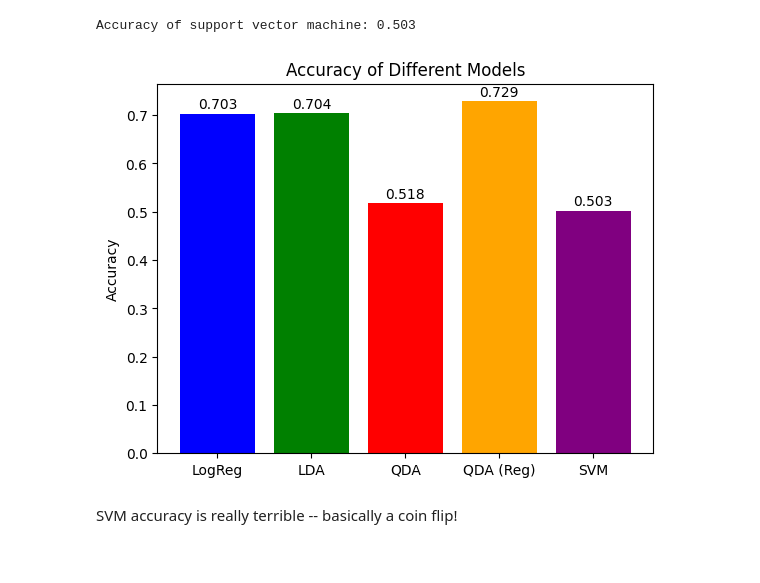
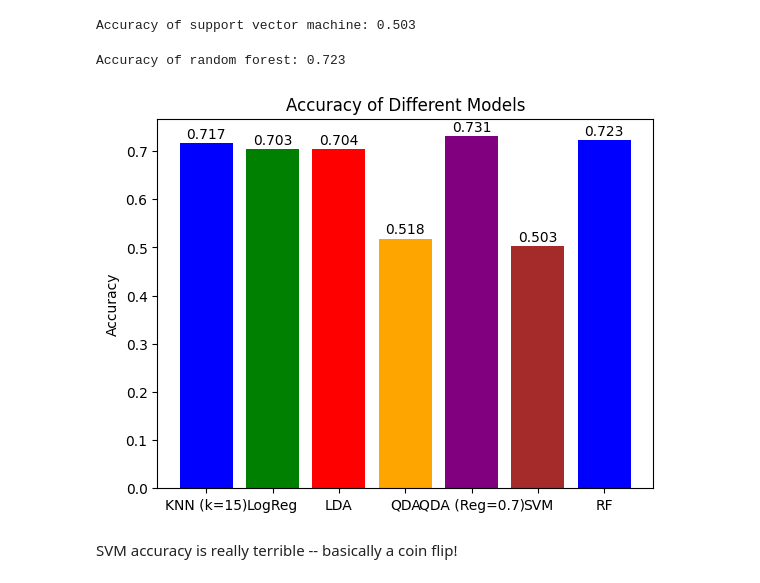
Before and after one commit to samlowe106/LeagueOfLosers, a Jupyter notebook: notebooks/1 Standard Supervised Learning.ipynb, the cells around one changed output. Drawn from its saved outputs; the diff is of its cells as text; code cells hidden in the pictures.

```diff
--- a/notebooks/1 Standard Supervised Learning.ipynb
+++ b/notebooks/1 Standard Supervised Learning.ipynb
@@ -95,14 +131,26 @@ Accuracy of linear discriminant analysis: 0.704
 # %%
 qda = QuadraticDiscriminantAnalysis()
 qda.fit(X_train_scaled, y_train)
-qda_accuracy = accuracy_score(y_test, qda.predict(X_test))
+qda_accuracy = accuracy_score(y_test, qda.predict(X_test.values)) # use values to suppress warning
 print(f"Accuracy of quadratic discriminant analysis: {qda_accuracy:.3f}")
 # %% [output]
 Accuracy of quadratic discriminant analysis: 0.518
 # %%
 # Covariance matrix of class 0 and 1 aren't full, so try increasing regularization
-qda = QuadraticDiscriminantAnalysis(reg_param=1)
-qda.fit(X_train_scaled, y_train)
-qda_reg_accuracy = accuracy_score(y_test, qda.predict(X_test))
-print(f"Accuracy of quadratic discriminant analysis with regularization: {qda_reg_accuracy:.3f}")
+
+qda_accuracy_scores = []
+qda_max_accuracy = 0
+qda_max_accuracy_reg = 0
+
+for i in range(1, 11):
+    qda = QuadraticDiscriminantAnalysis(reg_param=i/10)
+    qda.fit(X_train_scaled, y_train)
+    # use values to suppress warning
+    qda_reg_accuracy = accuracy_score(y_test, qda.predict(X_test.values))
+    qda_accuracy_scores.append(qda_reg_accuracy)
+    if qda_reg_accuracy > qda_max_accuracy:
+        qda_max_accuracy = qda_reg_accuracy
+        qda_max_accuracy_reg = i/10
+
+print(f"QDA max accuracy: {qda_max_accuracy} with reg_param={qda_max_accuracy_reg}")
 # %% [output]
@@ -120,19 +176,29 @@ svm_accuracy = accuracy_score(y_test, clf.predict(X_test))
 print(f"Accuracy of support vector machine: {svm_accuracy:.3f}")
 # %% [output]
 Accuracy of support vector machine: 0.503
+# %%
+# random forest
+from sklearn.ensemble import RandomForestClassifier
+
+rf = RandomForestClassifier()
+rf.fit(X_train, y_train)
+rf_accuracy = accuracy_score(y_test, rf.predict(X_test))
+print(f"Accuracy of random forest: {rf_accuracy:.3f}")
+# %% [output]
+Accuracy of random forest: 0.723
 # %%
 # plot accuracy of different models
-import matplotlib.pyplot as plt
+accuracy_scores = [knn_max_accuracy, logistic_regression_accuracy, lda_accuracy, qda_accuracy, qda_max_accuracy, svm_accuracy, rf_accuracy]
 
-plt.bar(['LogReg', 'LDA', 'QDA', 'QDA (Reg)', 'SVM'], [logistic_regression_accuracy, lda_accuracy, qda_accuracy, qda_reg_accuracy, svm_accuracy], color=['blue', 'green', 'red', 'orange', 'purple'])
-for i, v in enumerate([logistic_regression_accuracy, lda_accuracy, qda_accuracy, qda_reg_accuracy, svm_accuracy]):
+plt.bar(['KNN (k=15)', 'LogReg', 'LDA', 'QDA', f'QDA (Reg={qda_max_accuracy_reg})', 'SVM', 'RF'], accuracy_scores, color=['blue', 'green', 'red', 'orange', 'purple', 'brown'])
+for i, v in enumerate(accuracy_scores):
     plt.text(i, v + 0.01, f"{v:.3f}", ha='center')
 plt.title('Accuracy of Different Models')
 #plt.xticks(rotation=45)
 plt.ylabel('Accuracy')
 plt.show()
 # %% [output]
-[figure, old version]
+[figure, new version]
 # %% [markdown]
 SVM accuracy is really terrible -- basically a coin flip!
 # %% [markdown]
```
Also changed, not shown: parts of 12 cells of this notebook.
